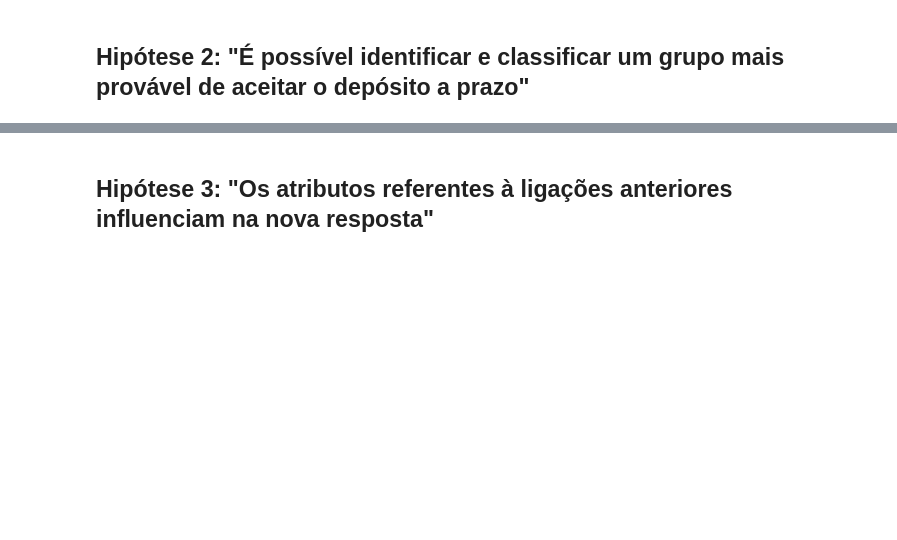
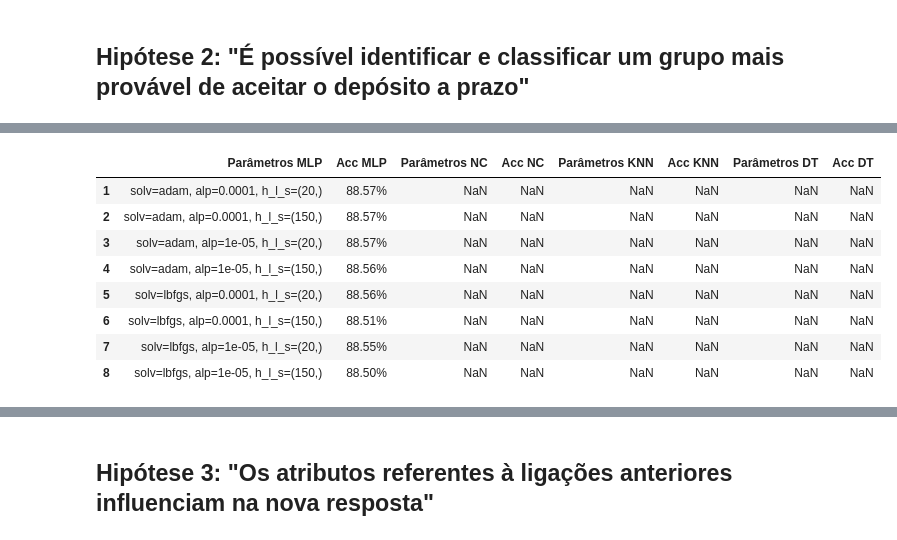
Before and after one commit to VanessaVieiraVV/project-datascience, a Jupyter notebook: BankMarketing-EntregaFinal.ipynb, the cells around one changed output, grey strips where cells are left out. Drawn from its saved outputs; the diff is of its cells as text; code cells hidden in the pictures; blank space fills up the shorter version.

```diff
--- a/BankMarketing-EntregaFinal.ipynb
+++ b/BankMarketing-EntregaFinal.ipynb
@@ -661,6 +974,18 @@ ncExecute(H2_accuracy)
 knnExecute(H2_accuracy)
 # %%
 dtExecute(H2_accuracy)
+# %%
+H2_accuracy
+# %% [output]
+|  | Parâmetros MLP | Acc MLP | Parâmetros NC | Acc NC | Parâmetros KNN | Acc KNN | Parâmetros DT | Acc DT |
+| 1 | solv=adam, alp=0.0001, h_l_s=(20,) | 88.57% | NaN | NaN | NaN | NaN | NaN | NaN |
+| 2 | solv=adam, alp=0.0001, h_l_s=(150,) | 88.57% | NaN | NaN | NaN | NaN | NaN | NaN |
+| 3 | solv=adam, alp=1e-05, h_l_s=(20,) | 88.57% | NaN | NaN | NaN | NaN | NaN | NaN |
+| 4 | solv=adam, alp=1e-05, h_l_s=(150,) | 88.56% | NaN | NaN | NaN | NaN | NaN | NaN |
+| 5 | solv=lbfgs, alp=0.0001, h_l_s=(20,) | 88.56% | NaN | NaN | NaN | NaN | NaN | NaN |
+| 6 | solv=lbfgs, alp=0.0001, h_l_s=(150,) | 88.51% | NaN | NaN | NaN | NaN | NaN | NaN |
+| 7 | solv=lbfgs, alp=1e-05, h_l_s=(20,) | 88.55% | NaN | NaN | NaN | NaN | NaN | NaN |
+| 8 | solv=lbfgs, alp=1e-05, h_l_s=(150,) | 88.50% | NaN | NaN | NaN | NaN | NaN | NaN |
 # %%
 H2_accuracy
 # %% [output]
```
Also changed, not shown: parts of 38 cells of this notebook.
